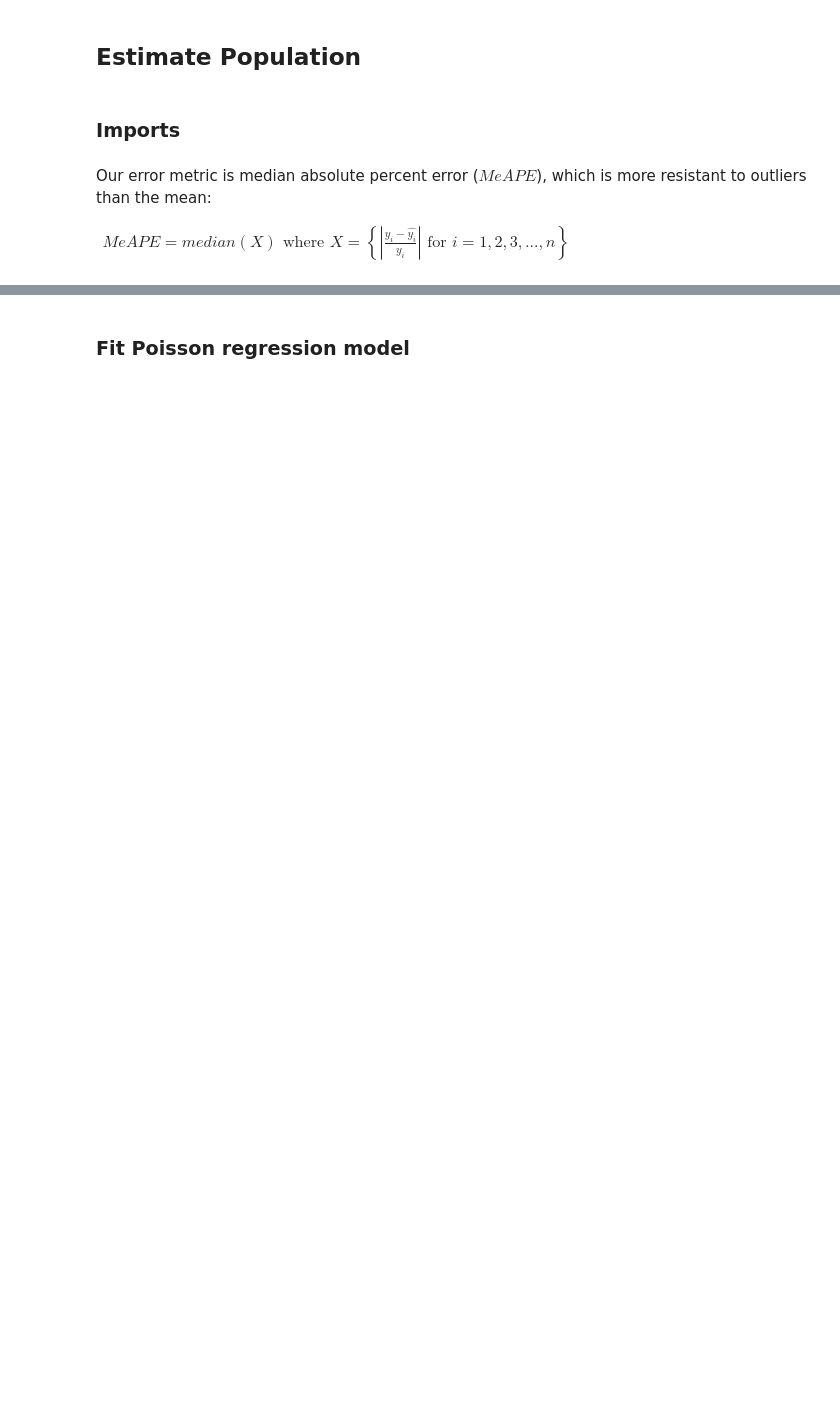
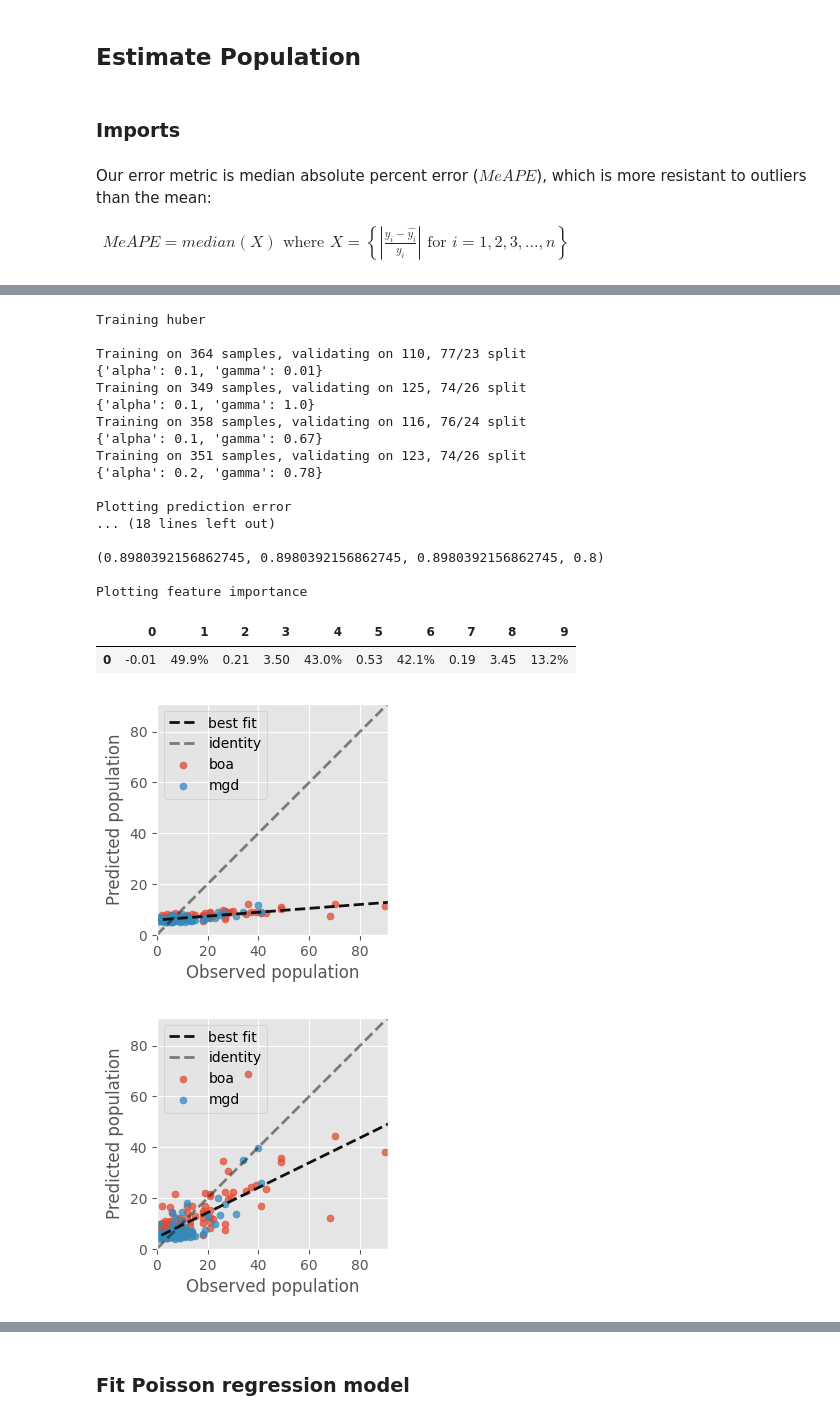
Before and after one commit to The-Data-for-Children-Collaborative/scipe, a Jupyter notebook: PopulationPipeline.ipynb, the cells around one changed output, grey strips where cells are left out. Saved outputs shown, nothing was run; the diff lists cells and outputs as text; code cells hidden in the pictures; blank space fills up the shorter version.

```diff
--- a/PopulationPipeline.ipynb
+++ b/PopulationPipeline.ipynb
@@ -195,0 +406,24 @@ plt.style.use('ggplot')
+# %%
+run_experiments(df,[cvs[1]],['huber'],[True],[features],['./runs/new/public_spacesur/'],target,prng)
+# %% [output]
+Training huber
+
+Training on 364 samples, validating on 110, 77/23 split
+{'alpha': 0.1, 'gamma': 0.01}
+Training on 349 samples, validating on 125, 74/26 split
+{'alpha': 0.1, 'gamma': 1.0}
+Training on 358 samples, validating on 116, 76/24 split
+{'alpha': 0.1, 'gamma': 0.67}
+Training on 351 samples, validating on 123, 74/26 split
+{'alpha': 0.2, 'gamma': 0.78}
+
+Plotting prediction error
+... (18 lines left out)
+
+(0.8980392156862745, 0.8980392156862745, 0.8980392156862745, 0.8)
+
+Plotting feature importance
+|  | 0 | 1 | 2 | 3 | 4 | 5 | 6 | 7 | 8 | 9 |
+| 0 | -0.01 | 49.9% | 0.21 | 3.50 | 43.0% | 0.53 | 42.1% | 0.19 | 3.45 | 13.2% |
+[figure, added]
+[figure, added]
```
Also changed, not shown: parts of 99 cells of this notebook, 8 other files.
